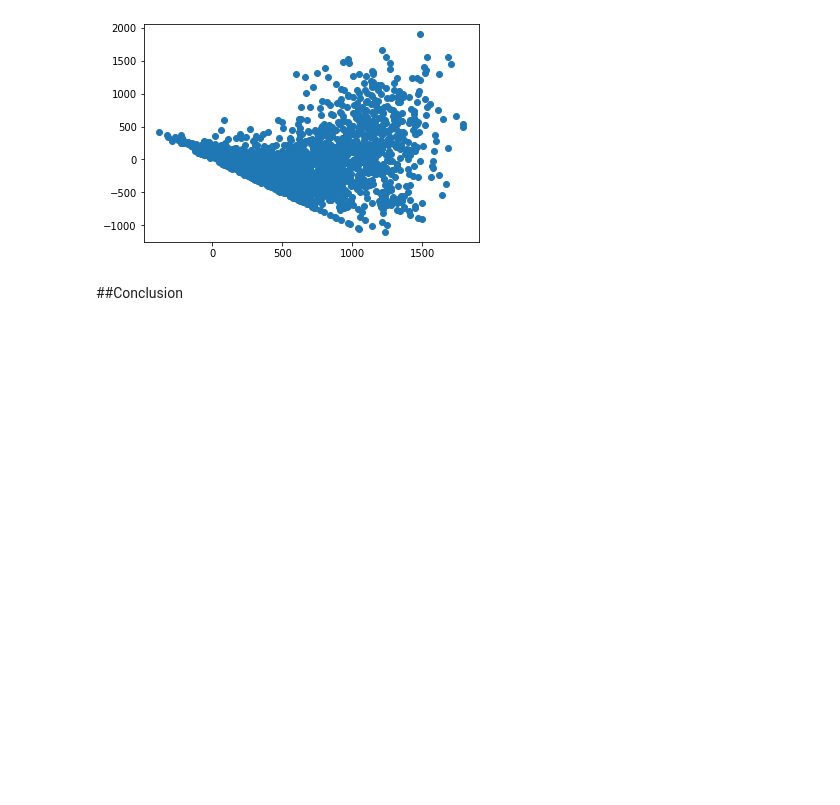
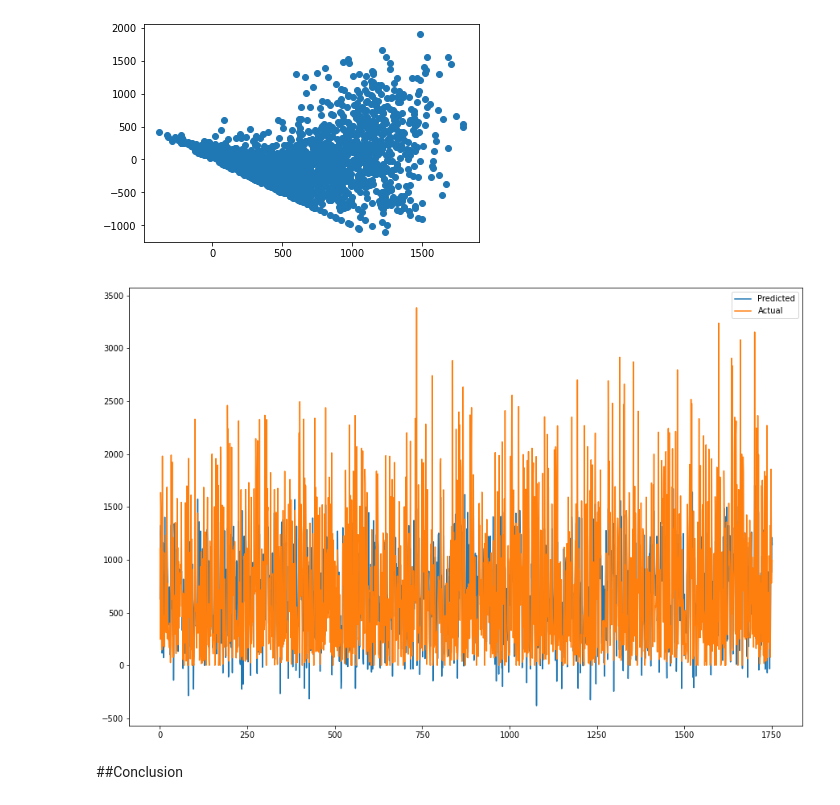
Before and after one commit to Abhijeetgithub1/Bike-Sharing-Demand-Prediction, a Jupyter notebook: Bike_Sharing_Demand_Prediction_Capstone_Project.ipynb, the cells around one changed output. Saved outputs shown, nothing was run; the diff lists cells and outputs as text; code cells hidden in the pictures; blank space fills up the shorter version.

```diff
--- a/Bike_Sharing_Demand_Prediction_Capstone_Project.ipynb
+++ b/Bike_Sharing_Demand_Prediction_Capstone_Project.ipynb
@@ -1014,6 +1014,15 @@ plt.scatter((y_pred_test_en),(y_test)-(y_pred_test_en))
 # %% [output]
 <matplotlib.collections.PathCollection at 0x...>
 [figure]
+# %%
+#Plot the figure
+plt.figure(figsize=(15,10))
+plt.plot(np.array(y_pred_test_en))
+plt.plot((np.array(y_test)))
+plt.legend(["Predicted","Actual"])
+plt.show()
+# %% [output]
+[figure, added]
 # %% [markdown]
 ##Conclusion
 # %% [markdown]
```
